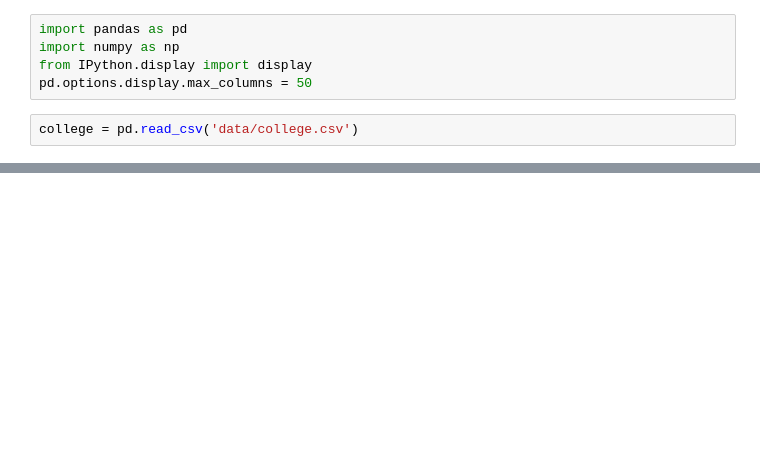
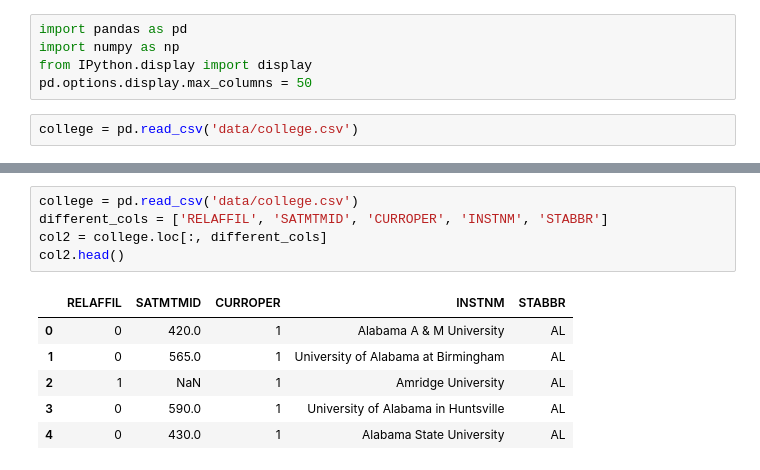
Before and after one commit to lintangsucirochmana03/bigdata, a Jupyter notebook: minggu-11/praktik/Untitled.ipynb, the cells around one changed output, grey strips where cells are left out. Drawn from its saved outputs; the diff is of its cells as text; blank space fills up the shorter version.

```diff
--- a/minggu-11/praktik/Untitled.ipynb
+++ b/minggu-11/praktik/Untitled.ipynb
@@ -16,0 +123,12 @@ college.head()
+# %%
+college = pd.read_csv('data/college.csv')
+different_cols = ['RELAFFIL', 'SATMTMID', 'CURROPER', 'INSTNM', 'STABBR']
+col2 = college.loc[:, different_cols]
+col2.head()
+# %% [output]
+|  | RELAFFIL | SATMTMID | CURROPER | INSTNM | STABBR |
+| 0 | 0 | 420.0 | 1 | Alabama A & M University | AL |
+| 1 | 0 | 565.0 | 1 | University of Alabama at Birmingham | AL |
+| 2 | 1 | NaN | 1 | Amridge University | AL |
+| 3 | 0 | 590.0 | 1 | University of Alabama in Huntsville | AL |
+| 4 | 0 | 430.0 | 1 | Alabama State University | AL |
```
Also changed, not shown: parts of 14 cells of this notebook.
